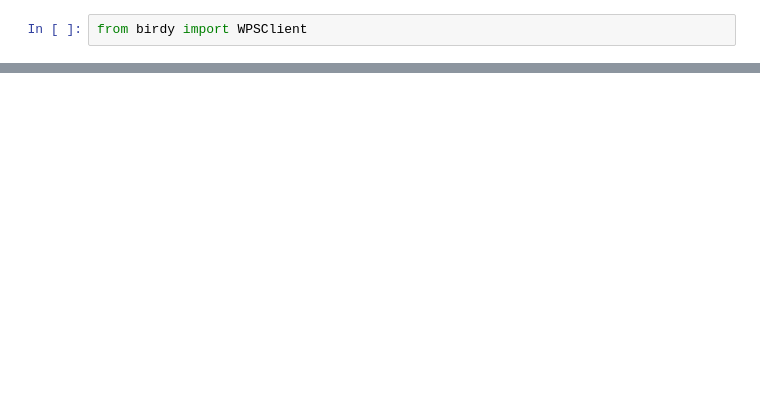
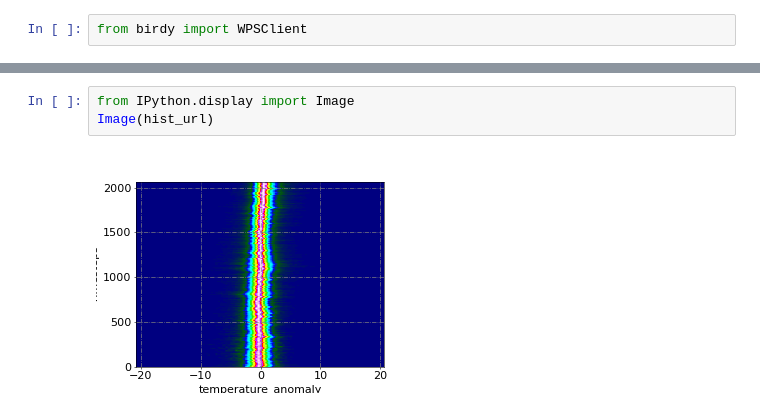
Before and after one commit to bird-house/pyramid-phoenix, a Jupyter notebook: notebooks/birdy.ipynb, the cells around one changed output, grey strips where cells are left out. Cells and saved outputs as stored; diff of their text form; blank space fills up the shorter version.

```diff
--- a/notebooks/birdy.ipynb
+++ b/notebooks/birdy.ipynb
@@ -22,0 +66,5 @@ Image(prov_plot_url)
+# %%
+from IPython.display import Image
+Image(hist_url)
+# %% [output]
+[figure, added]
```
Also changed, not shown: parts of 9 cells of this notebook.
